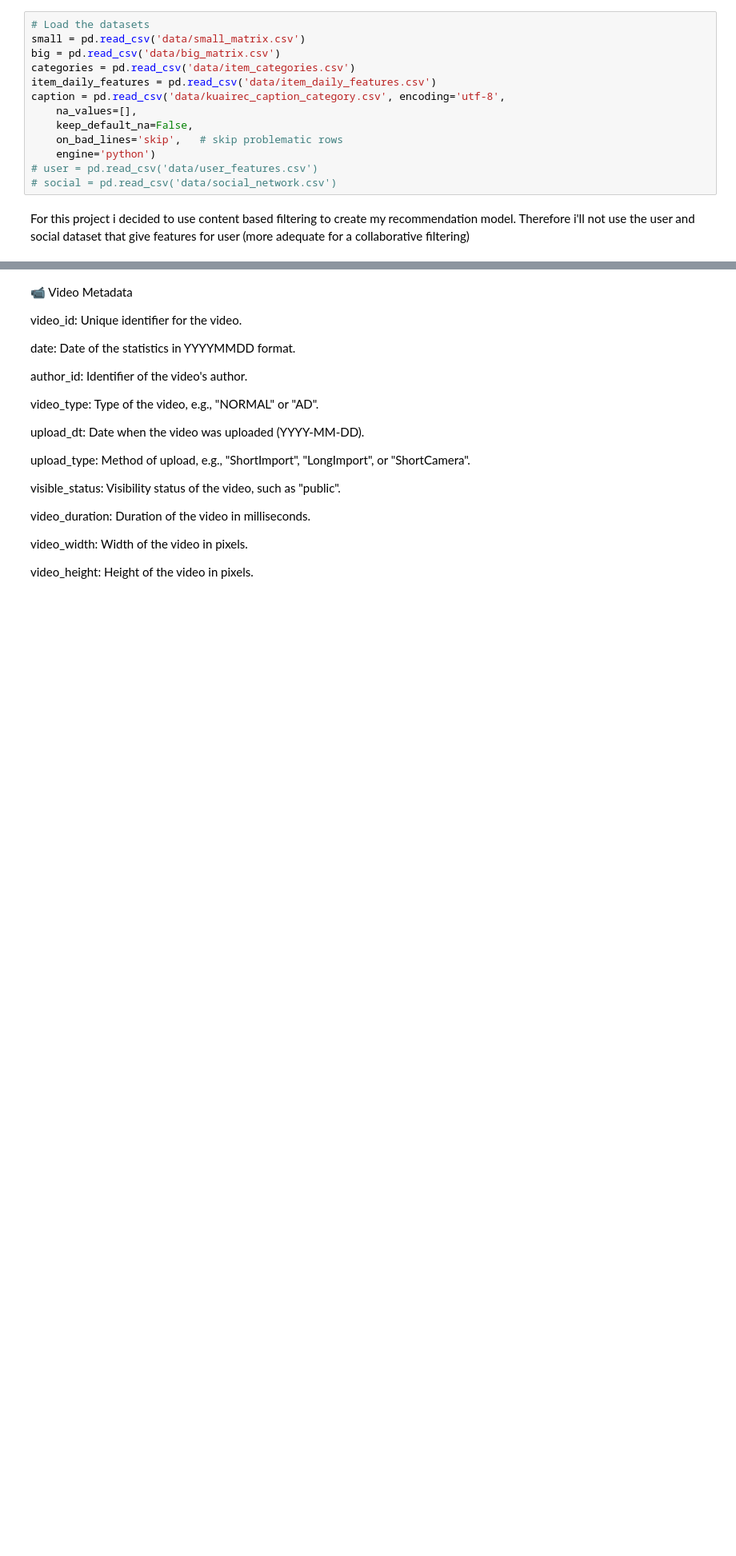
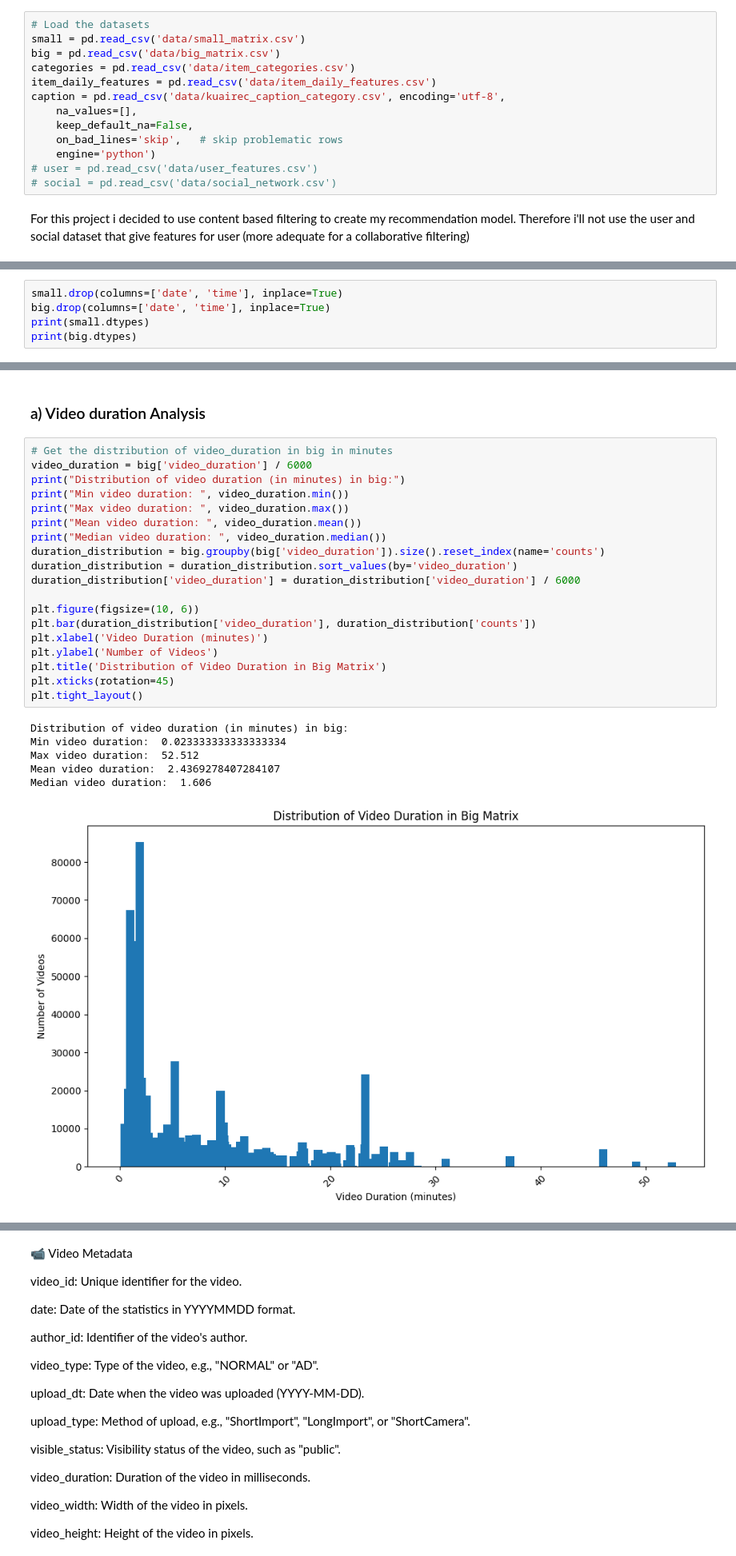
Before and after one commit to Akilson/FinalProject_2025_Baptiste_ARNOLD, a Jupyter notebook: Final_Report.ipynb, the cells around one changed output, grey strips where cells are left out. Shown at 80% size. Drawn from its saved outputs; the diff is of its cells as text; blank space fills up the shorter version.

```diff
--- a/Final_Report.ipynb
+++ b/Final_Report.ipynb
@@ -34,0 +125,5 @@ For this project i decided to use content based filtering to create my recommend
+# %%
+small.drop(columns=['date', 'time'], inplace=True)
+big.drop(columns=['date', 'time'], inplace=True)
+print(small.dtypes)
+print(big.dtypes)
@@ -34,0 +152,28 @@ For this project i decided to use content based filtering to create my recommend
+# %% [markdown]
+### a) Video duration Analysis
+# %%
+# Get the distribution of video_duration in big in minutes
+video_duration = big['video_duration'] / 6000
+print("Distribution of video duration (in minutes) in big:")
+print("Min video duration: ", video_duration.min())
+print("Max video duration: ", video_duration.max())
+print("Mean video duration: ", video_duration.mean())
+print("Median video duration: ", video_duration.median())
+duration_distribution = big.groupby(big['video_duration']).size().reset_index(name='counts')
+duration_distribution = duration_distribution.sort_values(by='video_duration')
+duration_distribution['video_duration'] = duration_distribution['video_duration'] / 6000
+
+plt.figure(figsize=(10, 6))
+plt.bar(duration_distribution['video_duration'], duration_distribution['counts'])
+plt.xlabel('Video Duration (minutes)')
+plt.ylabel('Number of Videos')
+plt.title('Distribution of Video Duration in Big Matrix')
+plt.xticks(rotation=45)
+plt.tight_layout()
+# %% [output]
+Distribution of video duration (in minutes) in big:
+Min video duration:  0.023333333333333334
+Max video duration:  52.512
+Mean video duration:  2.4369278407284107
+Median video duration:  1.606
+[figure, added]
```
Also changed, not shown: parts of 80 cells of this notebook.
